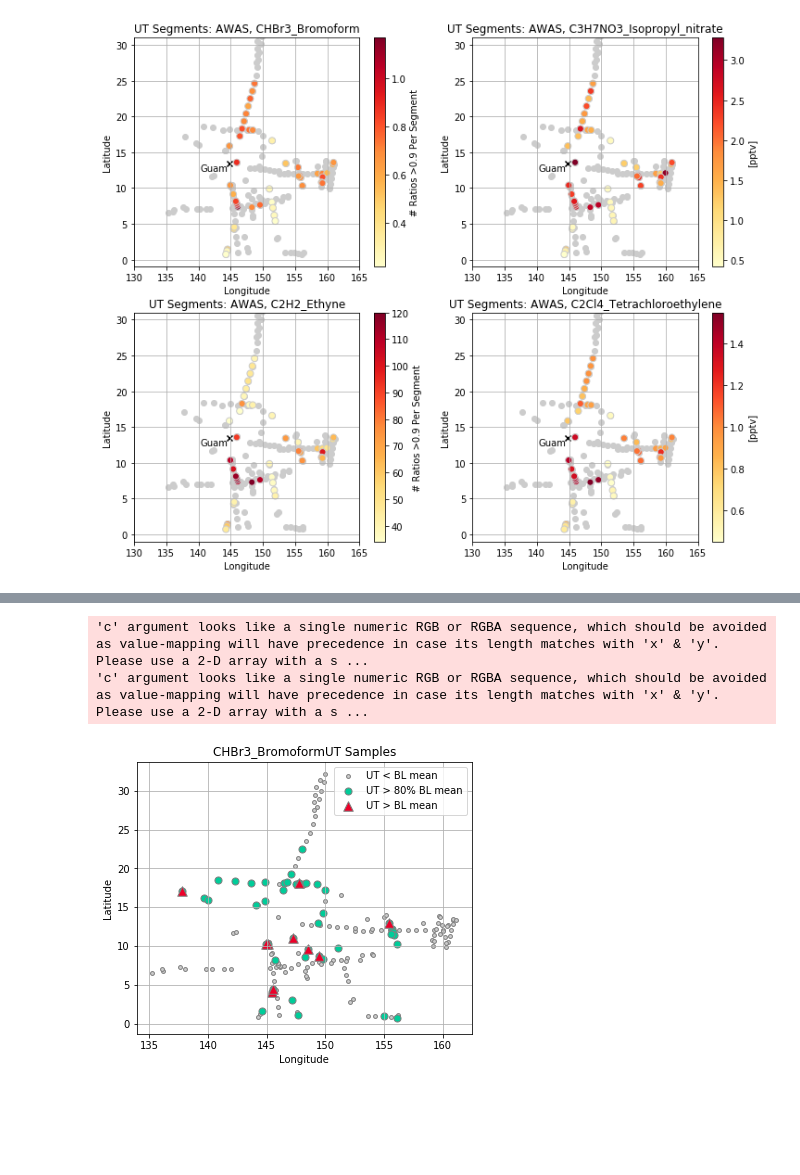
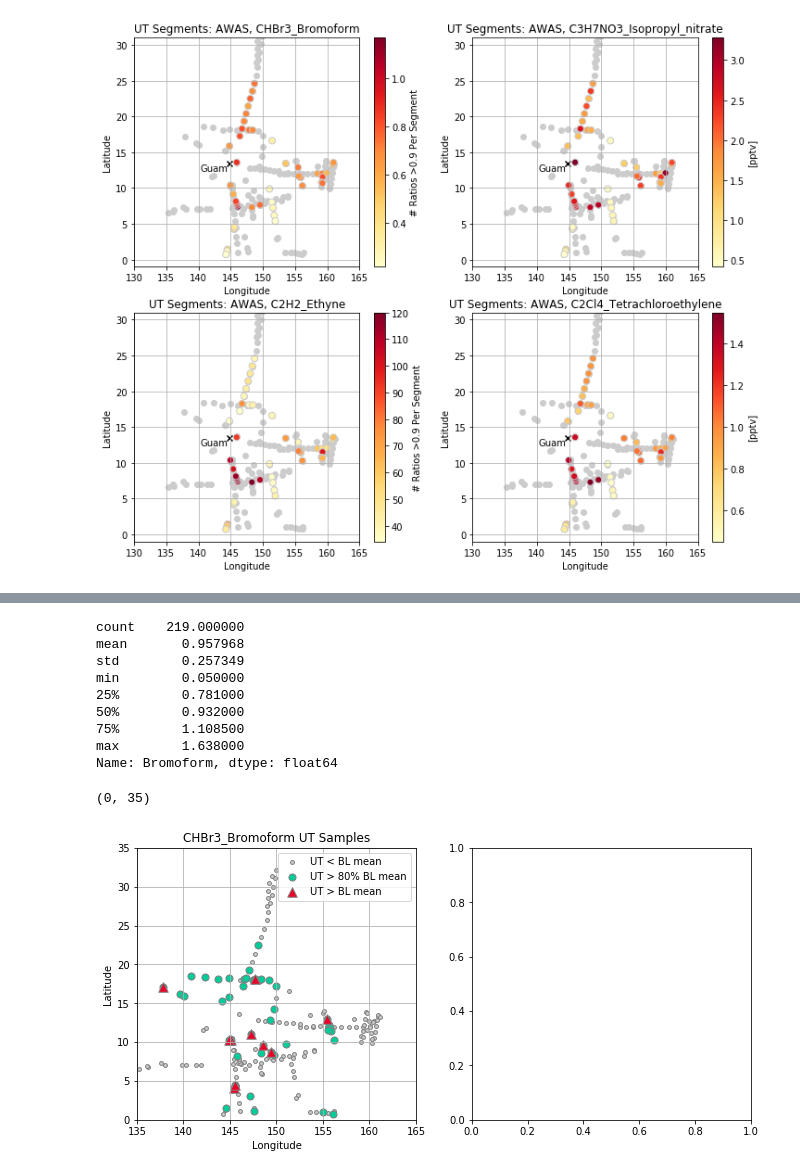
Before and after one commit to schelpon/TTS_2020_HD, a Jupyter notebook: examine_ratios/examine_ratios_gt1_ut_segments_map.ipynb, the cells around one changed output, grey strips where cells are left out. Saved outputs shown, nothing was run; the diff lists cells and outputs as text; code cells hidden in the pictures; blank space fills up the shorter version.

```diff
--- a/examine_ratios/examine_ratios_gt1_ut_segments_map.ipynb
+++ b/examine_ratios/examine_ratios_gt1_ut_segments_map.ipynb
@@ -452,32 +474,46 @@ fig.savefig('/Volumes/scdrive2/TTS_2020/examine_ratios/supp_figures/map_plot_2.p
+# %%
+toga_bl['Bromoform'].describe()
+#awas_bl['CHBr3_Bromoform'].describe()
+# %% [output]
+count    219.000000
+mean       0.957968
+std        0.257349
+min        0.050000
+25%        0.781000
+50%        0.932000
+75%        1.108500
+max        1.638000
+Name: Bromoform, dtype: float64
 # %%
 # plot only where ut > bl concentration
 tt = 'CHBr3_Bromoform'
 trcdf = awas_df[['Time_UTC', 'GGALT', 'GGLAT', 'GGLON', tt]]
 bl = trcdf[trcdf['GGALT'] < 2000]
 blmean = bl[tt].mean()
 trc_isgt = awas_seg[awas_seg[tt] > blmean]
 trc_close = awas_seg[awas_seg[tt] > (blmean*0.8)]
 
-rd = [0.93, 0, 0.16]
-tl = [0, 0.80, 0.60]
+rd = [[0.93, 0, 0.16]]
+tl = [[0, 0.80, 0.60]]
 
-# plot
-fig, ax = plt.subplots(figsize=(6, 5))
-scb = plt.scatter(awas_seg['GGLON'], awas_seg['GGLAT'], c = '0.8', label = 'UT < BL mean',
+# plot UT
+fig, ax = plt.subplots(figsize=(11, 5), ncols = 2)
+scb = ax[0].scatter(awas_seg['GGLON'], awas_seg['GGLAT'], c = '0.8', label = 'UT < BL mean',
                  edgecolor = '0.5', s = 15)
-sc = plt.scatter(trc_close['GGLON'], trc_close['GGLAT'], s = 50,
+sc = ax[0].scatter(trc_close['GGLON'], trc_close['GGLAT'], s = 50,
                      edgecolor = '0.5', c = tl, label = 'UT > 80% BL mean')
-sc = plt.scatter(trc_isgt['GGLON'], trc_isgt['GGLAT'], s = 90, marker = '^',
+sc = ax[0].scatter(trc_isgt['GGLON'], trc_isgt['GGLAT'], s = 90, marker = '^',
                      edgecolor = '0.5', c = rd, label = 'UT > BL mean')
-plt.legend()
-plt.title(tt + 'UT Samples')
-plt.xlabel('Longitude')
-plt.ylabel('Latitude')
-plt.grid(which = 'major')
+ax[0].legend()
+ax[0].set_title(tt + ' UT Samples')
+ax[0].set_xlabel('Longitude')
+ax[0].set_ylabel('Latitude')
+ax[0].grid(which = 'major')
+ax[0].set_xlim([135, 165])
+ax[0].set_ylim([0, 35])
 # %% [output]
-'c' argument looks like a single numeric RGB or RGBA sequence, which should be avoided as value-mapping will have precedence in case its length matches with 'x' & 'y'.  Please use a 2-D array with a s ...
-'c' argument looks like a single numeric RGB or RGBA sequence, which should be avoided as value-mapping will have precedence in case its length matches with 'x' & 'y'.  Please use a 2-D array with a s ...
+(0, 35)
-[figure, old version]
+[figure, new version]
 # %%
 # plot only where ut > bl concentration
 rd = [[0.93, 0, 0.16]]
```
Also changed, not shown: parts of 14 cells of this notebook, 1 other file.
